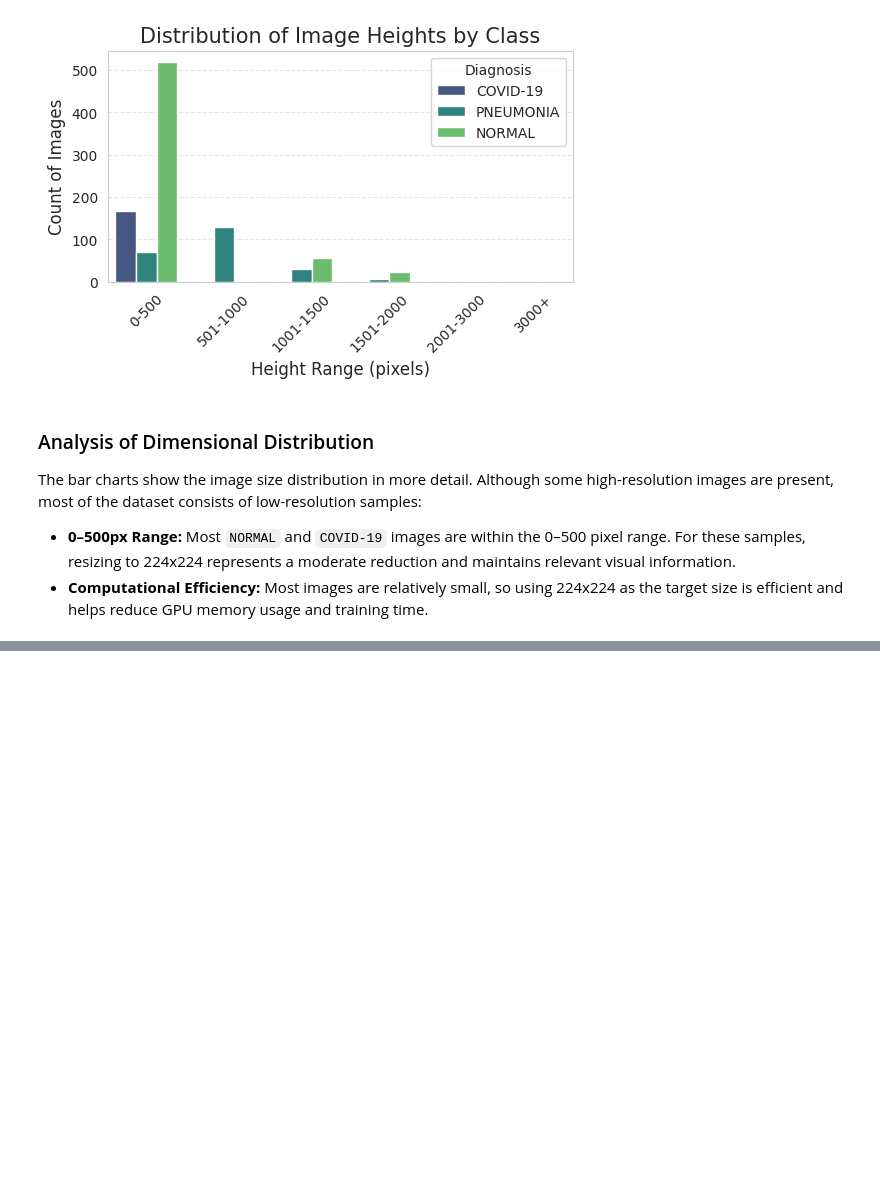
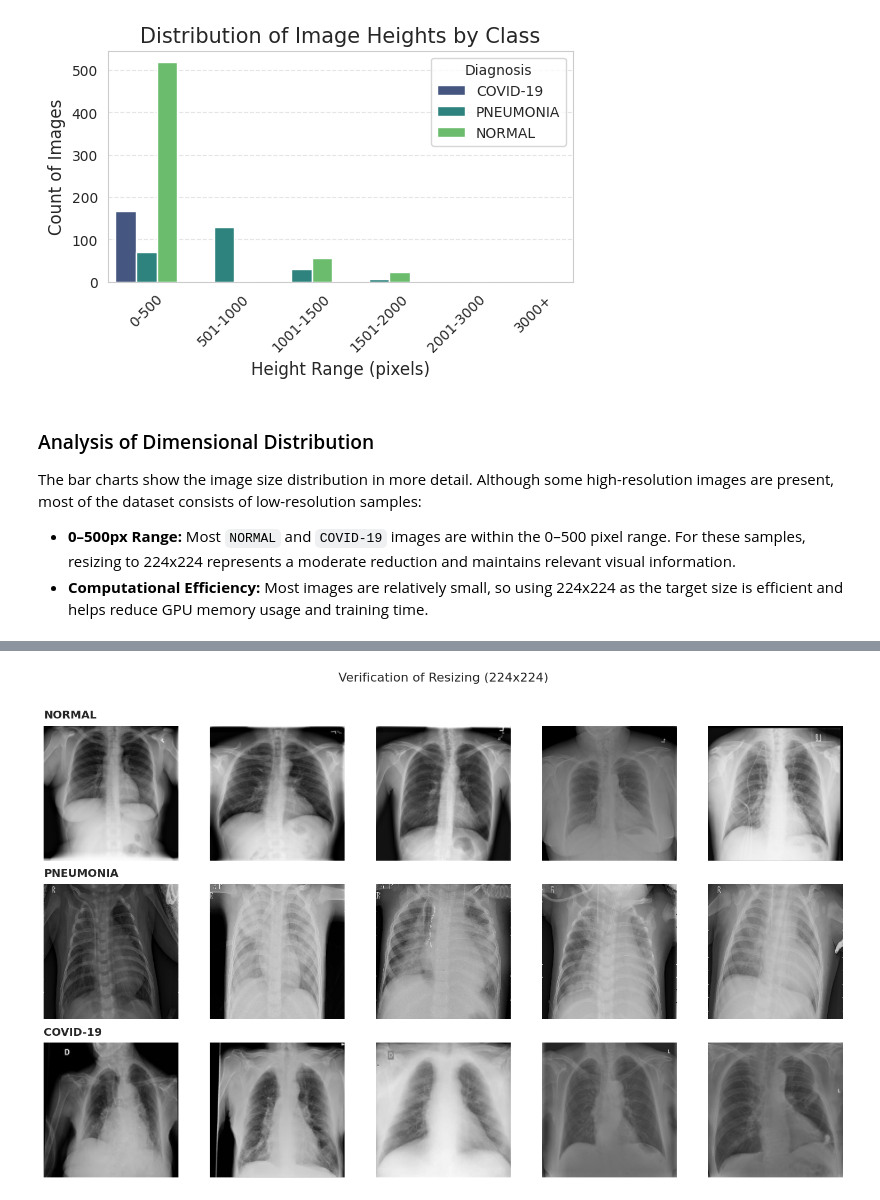
Before and after one commit to juliancramos/cnn-pneumonia-covid-detector, a Jupyter notebook: cnn-pneumonia-covid-detector.ipynb, the cells around one changed output, grey strips where cells are left out. Drawn from its saved outputs; the diff is of its cells as text; code cells hidden in the pictures; blank space fills up the shorter version.

Commit message:
feat: implement image resizing and pixel normalization

```diff
--- a/cnn-pneumonia-covid-detector.ipynb
+++ b/cnn-pneumonia-covid-detector.ipynb
@@ -704,0 +724,11 @@ The bar charts show the image size distribution in more detail. Although some hi
+# %%
+# Image Dimensions
+IMG_WIDTH = 224
+IMG_HEIGHT = 224
+IMG_SIZE = (IMG_WIDTH, IMG_HEIGHT)
+IMG_SHAPE = (IMG_WIDTH, IMG_HEIGHT, 3) # Includes RGB channels
+
+
+print(f"Global Configuration Set:")
+print(f"- Target Image Size: {IMG_SIZE}")
+print(f"- Input Shape: {IMG_SHAPE}")
@@ -704,0 +748,75 @@ The bar charts show the image size distribution in more detail. Although some hi
+# %%
+import cv2
+import matplotlib.pyplot as plt
+
+def visualize_resized_samples(dataframe, categories, target_size, samples_per_category=5):
+    """
+    Displays a grid of random images for each specified category after resizing them.
+
+    Args:
+        dataframe (pd.DataFrame): The master dataset containing file paths.
+        categories (list): List of label names to visualize
+        target_size (tuple): The target (width, height) for resizing.
+        samples_per_category (int): Number of images to show per class.
+    """
+
+    # Calculate grid size: Rows = number of classes, Cols = samples per class
+    n_rows = len(categories)
+    n_cols = samples_per_category
+
+    # Create the figure
+    fig, axes = plt.subplots(n_rows, n_cols, figsize=(15, 3 * n_rows))
+    plt.subplots_adjust(wspace=0.1, hspace=0.1)
+
+    print(f"Generating visual grid for target size: {target_size}...")
+
+    for i, category in enumerate(categories):
+        # Filter the dataframe for the specific class
+        class_df = dataframe[dataframe['label'] == category]
+
+        # Take a random sample
+        try:
+            random_samples = class_df.sample(samples_per_category, random_state=SEED)
+        except ValueError:
+            random_samples = class_df # Take all if fewer than requested
+
+        for j, (_, row) in enumerate(random_samples.iterrows()):
+            img_path = row['filepath']
+
+            # Read image using OpenCV
+            img = cv2.imread(img_path)
+
+            if img is not None:
+
+                # REZICE
+                img = cv2.resize(img, target_size)
+
+                # Convert from BGR to RGB
+                img = cv2.cvtColor(img, cv2.COLOR_BGR2RGB)
+
+                # Determine current subplot axis
+                if n_rows > 1:
+                    ax = axes[i, j]
+                else:
+                    ax = axes[j]
+
+                # Display image
+                ax.imshow(img)
+                ax.axis('off') # Hide axes ticks
+
+                # Set title only on the first image of the row
+                if j == 0:
+                    ax.set_title(f"{category}", fontsize=14, fontweight='bold', pad=10, loc='left')
+            else:
+                print(f"Could not read image at {img_path}")
+
+    plt.suptitle(f"Verification of Resizing ({target_size[0]}x{target_size[1]})", fontsize=16, y=1.02)
+    plt.tight_layout()
+    plt.show()
+
+# Define the order of categories to inspect
+target_categories = ['NORMAL', 'PNEUMONIA', 'COVID-19']
+
+# Execute the visualization function using the Global Constant IMG_SIZE
+visualize_resized_samples(df, target_categories, IMG_SIZE, samples_per_category=5)
+# %% [output]
@@ -704,0 +824 @@ The bar charts show the image size distribution in more detail. Although some hi
+[figure, added]
```
Also changed, not shown: parts of 9 cells of this notebook.
